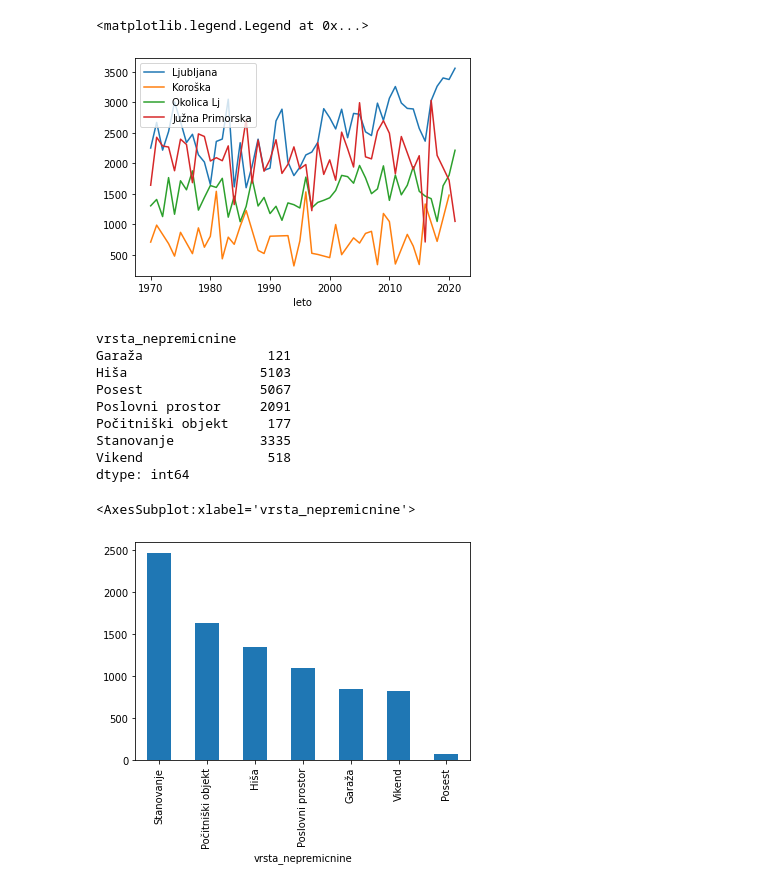
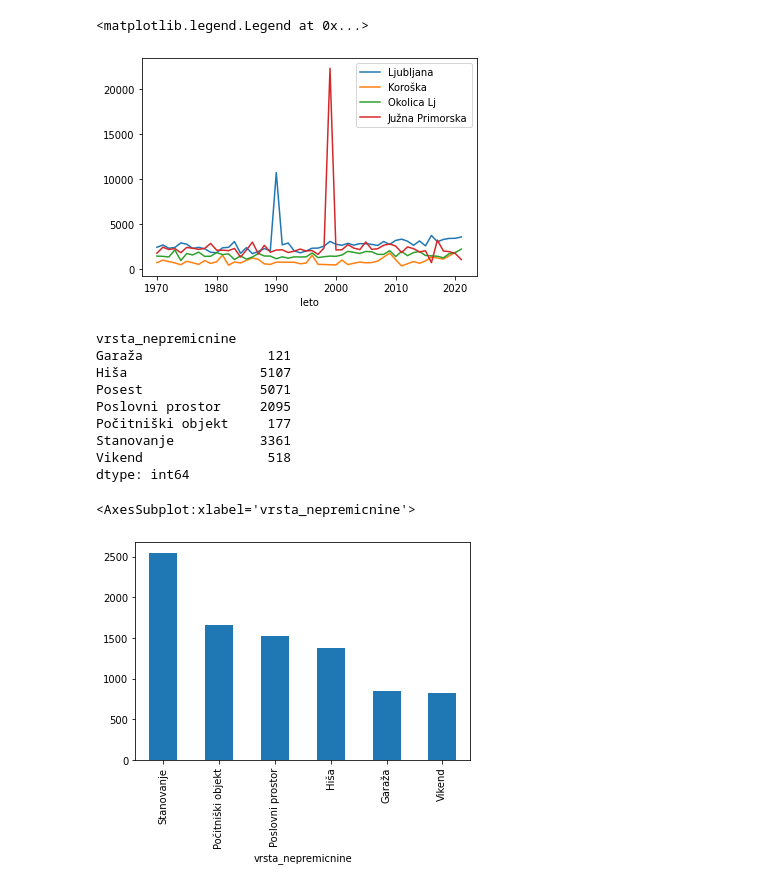
Before and after one commit to mitja-mandic/knjige-amazon, a Jupyter notebook: nepremicnine.ipynb, the cells around one changed output. Saved outputs shown, nothing was run; the diff lists cells and outputs as text; code cells hidden in the pictures.

Commit message:
uvoženi na novo zajeti podatki

```diff
--- a/nepremicnine.ipynb
+++ b/nepremicnine.ipynb
@@ -5,5 +5,5 @@ import matplotlib.pyplot as plt
 
 %matplotlib inline
 
-nepr_file = os.path.join('podatki/obdelani_podatki', 'nepremicnine.csv')
-nepr = pd.read_csv(nepr_file)
+nepr_file = os.path.join('podatki/obdelani_podatki', 'nepremicnine_1.csv')
+nepr_z_dvojniki = pd.read_csv(nepr_file)#, index_col = 'id')
@@ -10,3 +28,6 @@ nepr = pd.read_csv(nepr_file)
 # %%
+nepr_brez_dvojnikov = nepr_z_dvojniki.drop_duplicates('id')
+
+nepr = nepr_brez_dvojnikov.set_index('id')
+
 nepr['cena_m2'] = nepr['cena'] / nepr['velikost']
-nepr
@@ -27 +51,3 @@ nepr
+# %%
+brez_posesti = nepr[nepr.vrsta_nepremicnine != 'Posest']
 # %%
@@ -39,9 +65,10 @@ letna_povprecja = letna_povprecja[['cena_m2']]
 # %%
-nepr[(nepr.regija == "ljubljana mesto") & (nepr.leto >= 1970)].groupby("leto").mean('cena_m2').sort_values('leto').cena_m2.plot.line()
-nepr[(nepr.regija == "koroska") & (nepr.leto >= 1970)].groupby("leto").mean('cena_m2').sort_values('leto').cena_m2.plot.line()
-nepr[(nepr.regija == "ljubljana okolica") & (nepr.leto >= 1970)].groupby("leto").mean('cena_m2').sort_values('leto').cena_m2.plot.line()
-ax = nepr[(nepr.regija == "juzna primorska") & (nepr.leto >= 1970)].groupby("leto").mean('cena_m2').sort_values('leto').cena_m2.plot.line()
+
+brez_posesti[(brez_posesti.regija == "ljubljana mesto") & (brez_posesti.leto >= 1970)].groupby("leto").mean('cena_m2').sort_values('leto').cena_m2.plot.line()
+brez_posesti[(brez_posesti.regija == "koroska") & (brez_posesti.leto >= 1970)].groupby("leto").mean('cena_m2').sort_values('leto').cena_m2.plot.line()
+brez_posesti[(brez_posesti.regija == "ljubljana okolica") & (brez_posesti.leto >= 1970)].groupby("leto").mean('cena_m2').sort_values('leto').cena_m2.plot.line()
+ax = brez_posesti[(brez_posesti.regija == "juzna primorska") & (brez_posesti.leto >= 1970)].groupby("leto").mean('cena_m2').sort_values('leto').cena_m2.plot.line()
 ax.legend(["Ljubljana", "Koroška", "Okolica Lj","Južna Primorska"])
 # %% [output]
 <matplotlib.legend.Legend at 0x...>
-[figure, old version]
+[figure, new version]
@@ -56,15 +78,15 @@ vrste.size()
 # %% [output]
 vrsta_nepremicnine
 Garaža                121
-Hiša                 5103
-Posest               5067
-Poslovni prostor     2091
+Hiša                 5107
+Posest               5071
+Poslovni prostor     2095
 Počitniški objekt     177
-Stanovanje           3335
+Stanovanje           3361
 Vikend                518
 dtype: int64
 # %%
-nepr.groupby('vrsta_nepremicnine').mean('cena_m2').sort_values('cena_m2',ascending = False).cena_m2.plot.bar()
+brez_posesti.groupby('vrsta_nepremicnine').mean('cena_m2').sort_values('cena_m2',ascending = False).cena_m2.plot.bar()
 # %% [output]
 <AxesSubplot:xlabel='vrsta_nepremicnine'>
-[figure, old version]
+[figure, new version]
```
Also changed, not shown: parts of 10 cells of this notebook, 2 other files.
